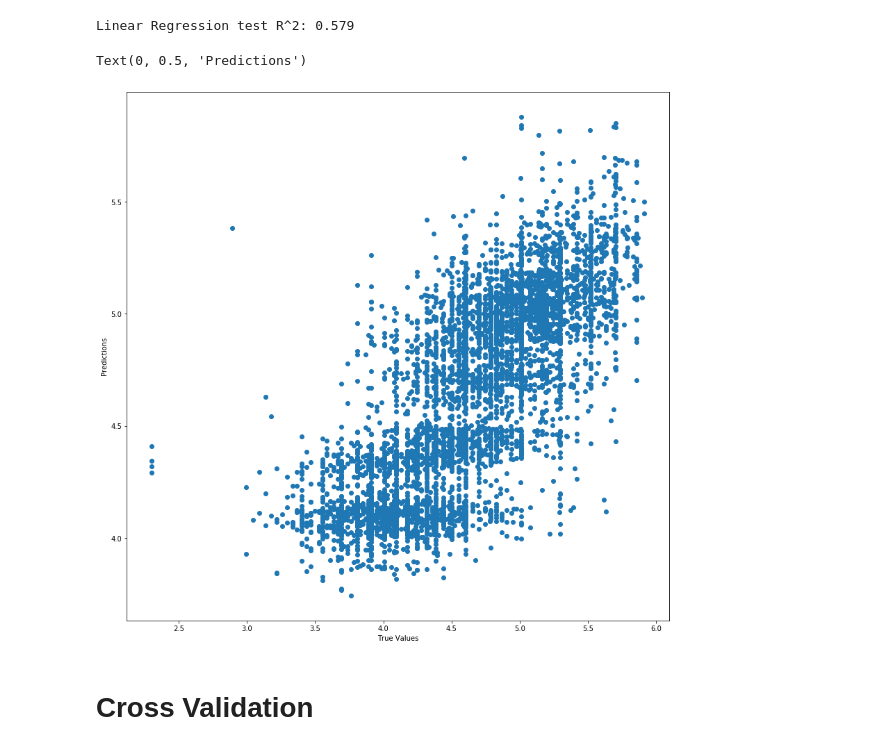
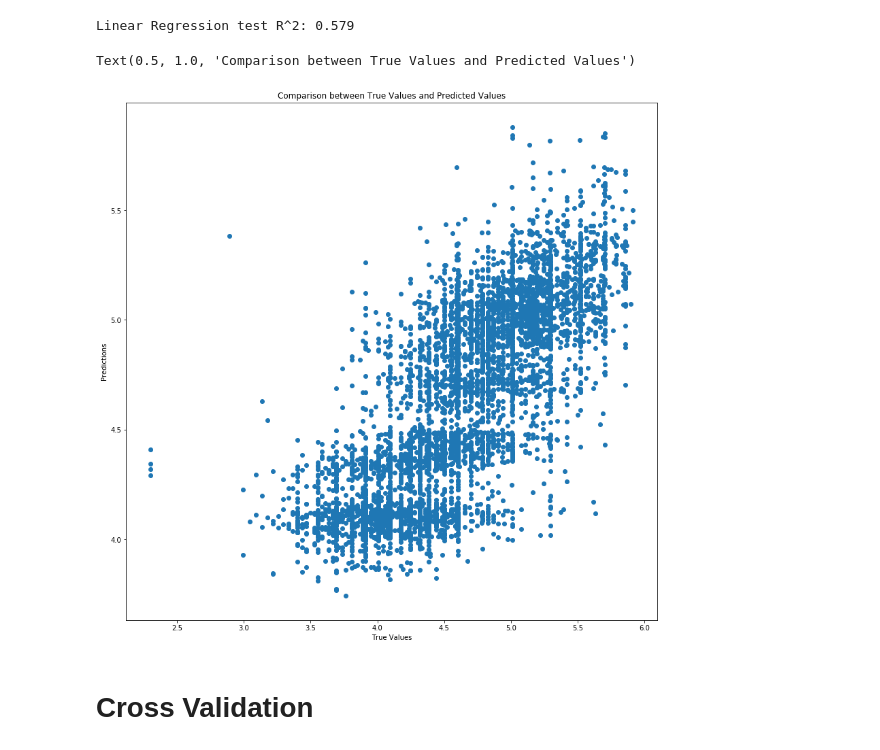
Before and after one commit to bellisor/mod2-TeamLoneWolf, a Jupyter notebook: mod2_index.ipynb, the cells around one changed output. Saved outputs shown, nothing was run; the diff lists cells and outputs as text; code cells hidden in the pictures.

```diff
--- a/mod2_index.ipynb
+++ b/mod2_index.ipynb
@@ -720,11 +788,13 @@ Linear Regression test R^2: 0.579
 # %%
 plt.figure(figsize = (14,14))
 plt.scatter(y_test, predictions)
 plt.xlabel('True Values')
 plt.ylabel('Predictions')
+
+plt.title('Comparison between True Values and Predicted Values')
 # %% [output]
-Text(0, 0.5, 'Predictions')
+Text(0.5, 1.0, 'Comparison between True Values and Predicted Values')
-[figure, old version]
+[figure, new version]
 # %% [markdown]
 # Cross Validation
 # %%
```
Also changed, not shown: parts of 15 cells of this notebook.
